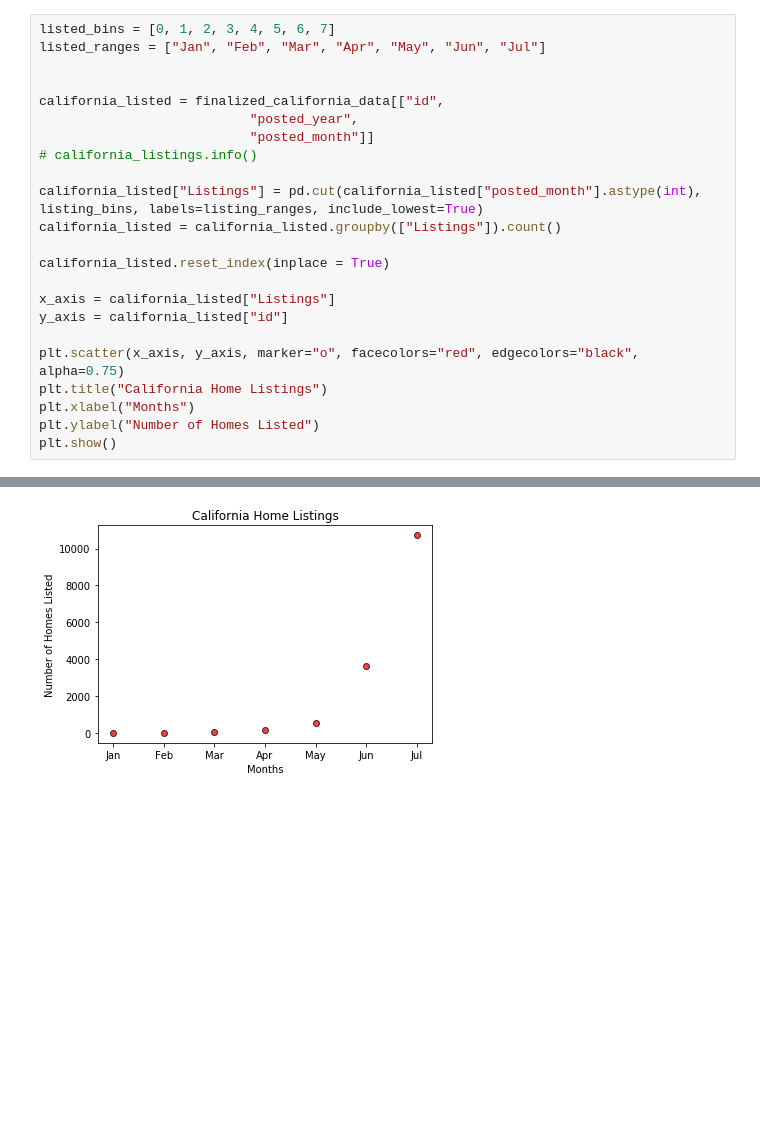
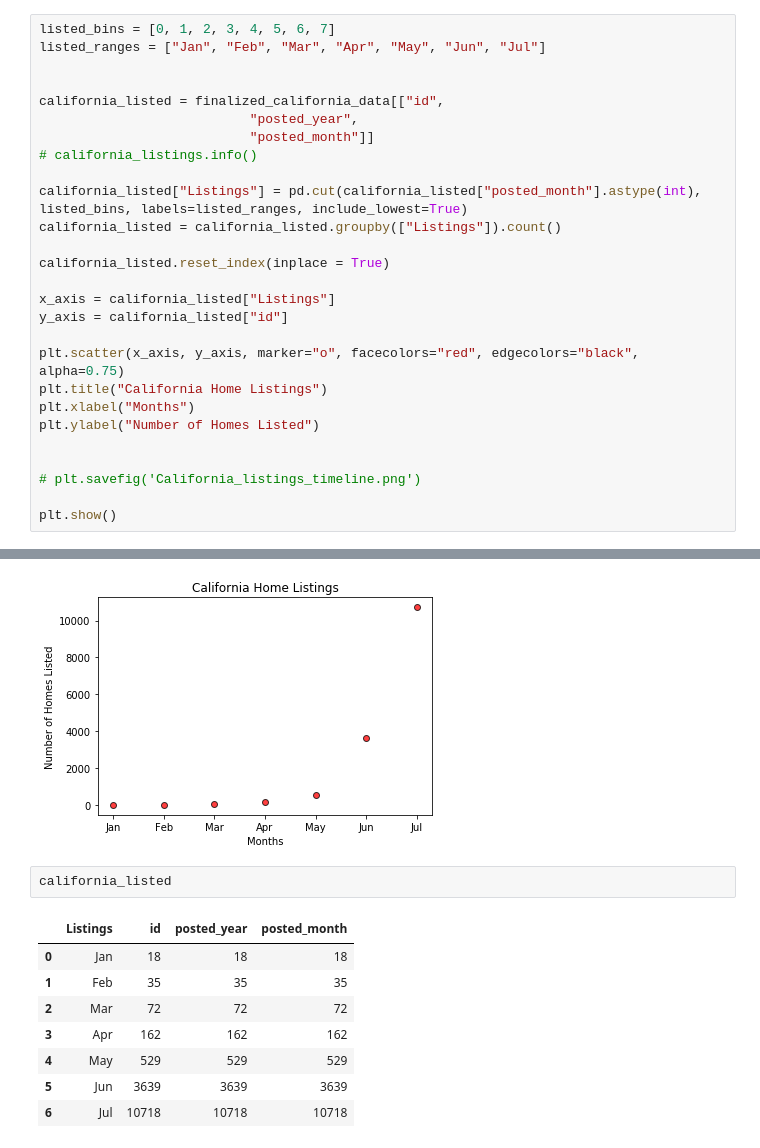
Before and after one commit to nuvvalaps/Project1-DataVis, a Jupyter notebook: California Data (Cleaned).ipynb, the cells around one changed output, grey strips where cells are left out. Drawn from its saved outputs; the diff is of its cells as text; blank space fills up the shorter version.

```diff
--- a/California Data (Cleaned).ipynb
+++ b/California Data (Cleaned).ipynb
@@ -122,7 +122,7 @@ california_listed = finalized_california_data[["id",
                            "posted_month"]]
 # california_listings.info()
 
-california_listed["Listings"] = pd.cut(california_listed["posted_month"].astype(int), listing_bins, labels=listing_ranges, include_lowest=True)
+california_listed["Listings"] = pd.cut(california_listed["posted_month"].astype(int), listed_bins, labels=listed_ranges, include_lowest=True)
 california_listed = california_listed.groupby(["Listings"]).count()
 
 california_listed.reset_index(inplace = True)
@@ -134,6 +134,10 @@ plt.scatter(x_axis, y_axis, marker="o", facecolors="red", edgecolors="black", al
 plt.title("California Home Listings")
 plt.xlabel("Months")
 plt.ylabel("Number of Homes Listed")
+
+
+# plt.savefig('California_listings_timeline.png')
+
 plt.show()
 # %% [output]
 A value is trying to be set on a copy of a slice from a DataFrame.
@@ -142,6 +146,17 @@ Try using .loc[row_indexer,col_indexer] = value instead
 See the caveats in the documentation: https://pandas.pydata.org/pandas-docs/stable/user_guide/indexing.html#returning-a-view-versus-a-copy
   # Remove the CWD from sys.path while we load stuff.
 [figure]
+# %%
+california_listed
+# %% [output]
+|  | Listings | id | posted_year | posted_month |
+| 0 | Jan | 18 | 18 | 18 |
+| 1 | Feb | 35 | 35 | 35 |
+| 2 | Mar | 72 | 72 | 72 |
+| 3 | Apr | 162 | 162 | 162 |
+| 4 | May | 529 | 529 | 529 |
+| 5 | Jun | 3639 | 3639 | 3639 |
+| 6 | Jul | 10718 | 10718 | 10718 |
 # %%
 sold_bins = [0, 1, 2, 3, 4, 5, 6, 7]
 sold_ranges = ["Jan", "Feb", "Mar", "Apr", "May", "Jun", "Jul"]
```
Also changed, not shown: parts of 2 cells of this notebook, 11 other files.
